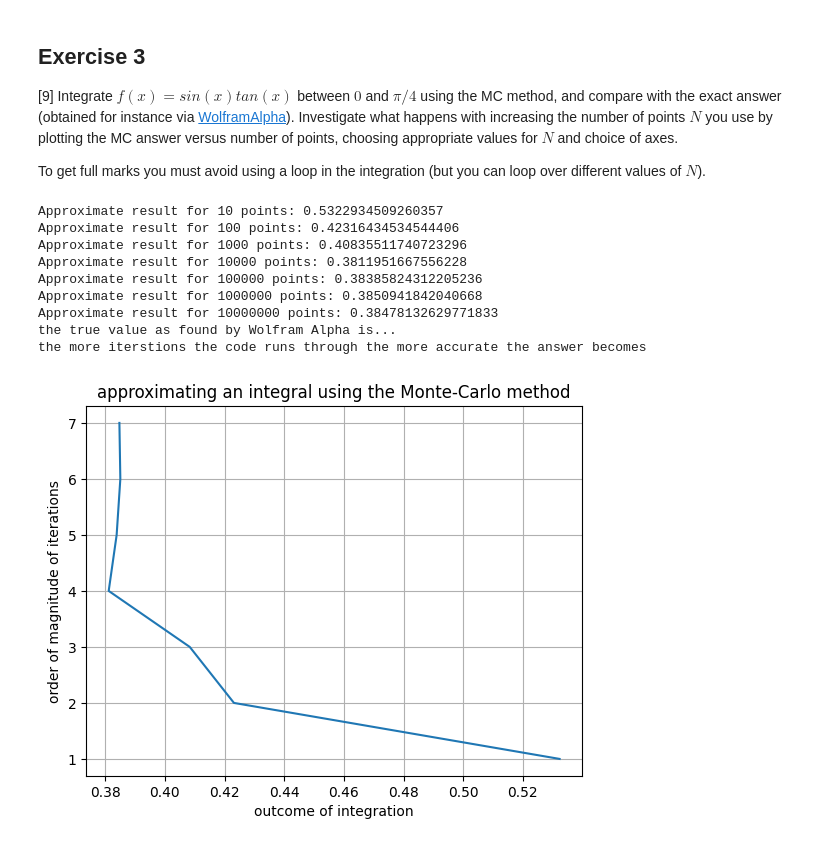
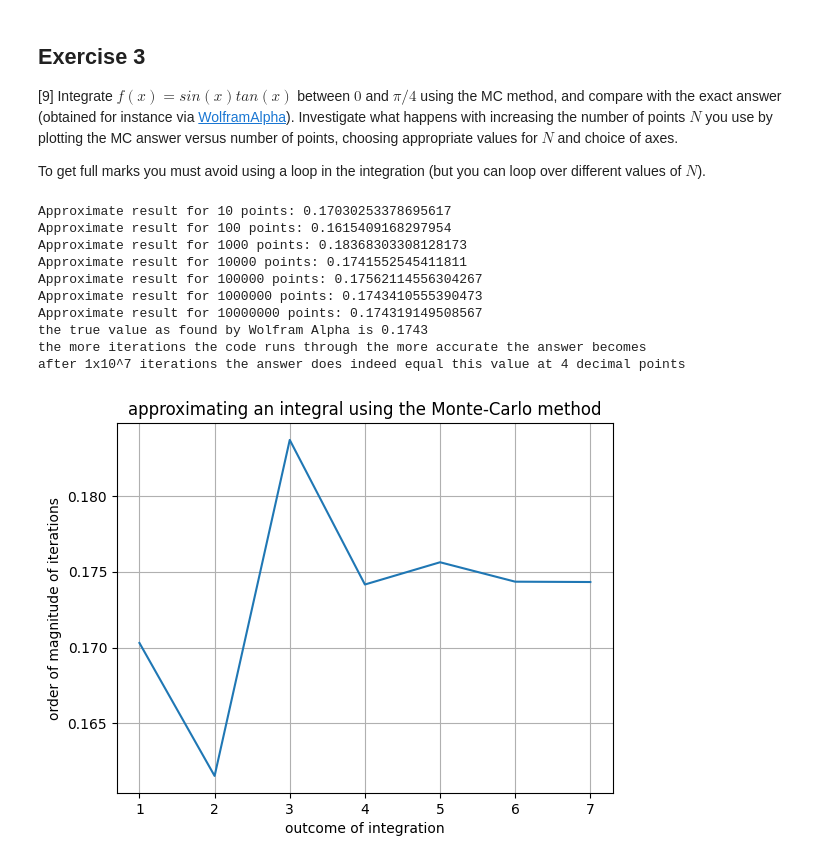
Before and after one commit to PX2145-2025/week-6-b-Medhekar-Anushka, a Jupyter notebook: Monte_Carlo.ipynb, the cells around one changed output. Saved outputs shown, nothing was run; the diff lists cells and outputs as text; code cells hidden in the pictures.

```diff
--- a/Monte_Carlo.ipynb
+++ b/Monte_Carlo.ipynb
@@ -217,7 +237,7 @@ print(4*n/N)
 
 #method for finding pi with for loop
 
-N=int(1e7)
+N=int(1e4)
 n=0
 for i in range (N):
     x = 2*random()-1
@@ -269,92 +291,94 @@ def f(x):
 N = int(1e1)
 s = 0 # s is the sum
 for i in range (N):
-    x = random() # get a random number in [0,1) ...
+    x = (np.pi/4)*random() # get a random number in [0,1) ...
    # x = random()*(np.pi/4) # trying to bound the integration between 0 and pi/4
     s += f(x)
-integral1 = s/N
+integral1 = s/N * (np.pi/4)
 print('Approximate result for {} points: {}'.format(N,integral1))
 
 #the monte carlo method with 100 iterations
 N = int(1e2)
 s = 0 # s is the sum
 for i in range (N):
-    x = random() # get a random number in [0,1) ...
+    x = (np.pi/4-0)*random() # get a random number in [0,1) ...
     s += f(x)
-integral2 = s/N
+integral2 = s/N * (np.pi/4)
 print('Approximate result for {} points: {}'.format(N,integral2))
 
 #the monte carlo method with 1000 iterations
 N = int(1e3)
 s = 0 # s is the sum
 for i in range (N):
-    x = random() # get a random number in [0,1) ...
+    x = (np.pi/4-0)*random() # get a random number in [0,1) ...
     s += f(x)
-integral3 = s/N
+integral3 = s/N * (np.pi/4)
 print('Approximate result for {} points: {}'.format(N,integral3))
 
 #the monte carlo method with 10000 iterations
 N = int(1e4)
 s = 0 # s is the sum
 for i in range (N):
-    x = random() # get a random number in [0,1) ...
+    x = (np.pi/4-0)*random() # get a random number in [0,1) ...
     s += f(x)
-integral4 = s/N
+integral4 = s/N * (np.pi/4)
 print('Approximate result for {} points: {}'.format(N,integral4))
 
 #the monte carlo method with 100000 iterations
 N = int(1e5)
 s = 0 # s is the sum
 for i in range (N):
-    x = random() # get a random number in [0,1) ...
+    x = (np.pi/4-0)*random() # get a random number in [0,1) ...
     s += f(x)
-integral5 = s/N
+integral5 = s/N * (np.pi/4)
 print('Approximate result for {} points: {}'.format(N,integral5))
 
 #the monte carlo method with 1000000 iterations
 N = int(1e6)
 s = 0 # s is the sum
 for i in range (N):
-    x = random() # get a random number in [0,1) ...
+    x = (np.pi/4-0)*random() # get a random number in [0,1) ...
     s += f(x)
-integral6 = s/N
+integral6 = s/N * (np.pi/4)
 print('Approximate result for {} points: {}'.format(N,integral6))
 
 #the monte carlo method with 10000000 iterations
 N = int(1e7)
 s = 0 # s is the sum
 for i in range (N):
-    x = random() # get a random number in [0,1) ...
+    x = (np.pi/4-0)*random() # get a random number in [0,1) ...
     s += f(x)
-integral7 = s/N
+integral7 = s/N * (np.pi/4)
 print('Approximate result for {} points: {}'.format(N,integral7))
 
 #a comment about the approximation
-print("the true value as found by Wolfram Alpha is...")
-print("the more iterstions the code runs through the more accurate the answer becomes")
+print("the true value as found by Wolfram Alpha is 0.1743")
+print("the more iterations the code runs through the more accurate the answer becomes ")
+print("after 1x10^7 iterations the answer does indeed equal this value at 4 decimal points")
 
 
 
 #making an array of all of the approximations of answers
 #a second array of the order of magnitude of iterations
 int_value = np.array([integral1, integral2, integral3, integral4, integral5, integral6 ,integral7])
 point_no = np.array([1, 2, 3, 4, 5, 6, 7])
 
 #plotting the two arrays to see how the answer converges on the true answer
-plt.plot(int_value, point_no)
+plt.plot(point_no, int_value)
 plt.xlabel("outcome of integration")
 plt.ylabel("order of magnitude of iterations")
 plt.title("approximating an integral using the Monte-Carlo method")
 plt.grid(True)
 plt.show()
 # %% [output]
-Approximate result for 10 points: 0.5322934509260357
-Approximate result for 100 points: 0.42316434534544406
-Approximate result for 1000 points: 0.40835511740723296
-Approximate result for 10000 points: 0.3811951667556228
-Approximate result for 100000 points: 0.38385824312205236
-Approximate result for 1000000 points: 0.3850941842040668
-Approximate result for 10000000 points: 0.38478132629771833
-the true value as found by Wolfram Alpha is...
-the more iterstions the code runs through the more accurate the answer becomes
+Approximate result for 10 points: 0.17030253378695617
+Approximate result for 100 points: 0.1615409168297954
+Approximate result for 1000 points: 0.18368303308128173
+Approximate result for 10000 points: 0.1741552545411811
+Approximate result for 100000 points: 0.17562114556304267
+Approximate result for 1000000 points: 0.1743410555390473
+Approximate result for 10000000 points: 0.174319149508567
+the true value as found by Wolfram Alpha is 0.1743
+the more iterations the code runs through the more accurate the answer becomes
+after 1x10^7 iterations the answer does indeed equal this value at 4 decimal points
-[figure, old version]
+[figure, new version]
```
Also changed, not shown: parts of 11 cells of this notebook.
